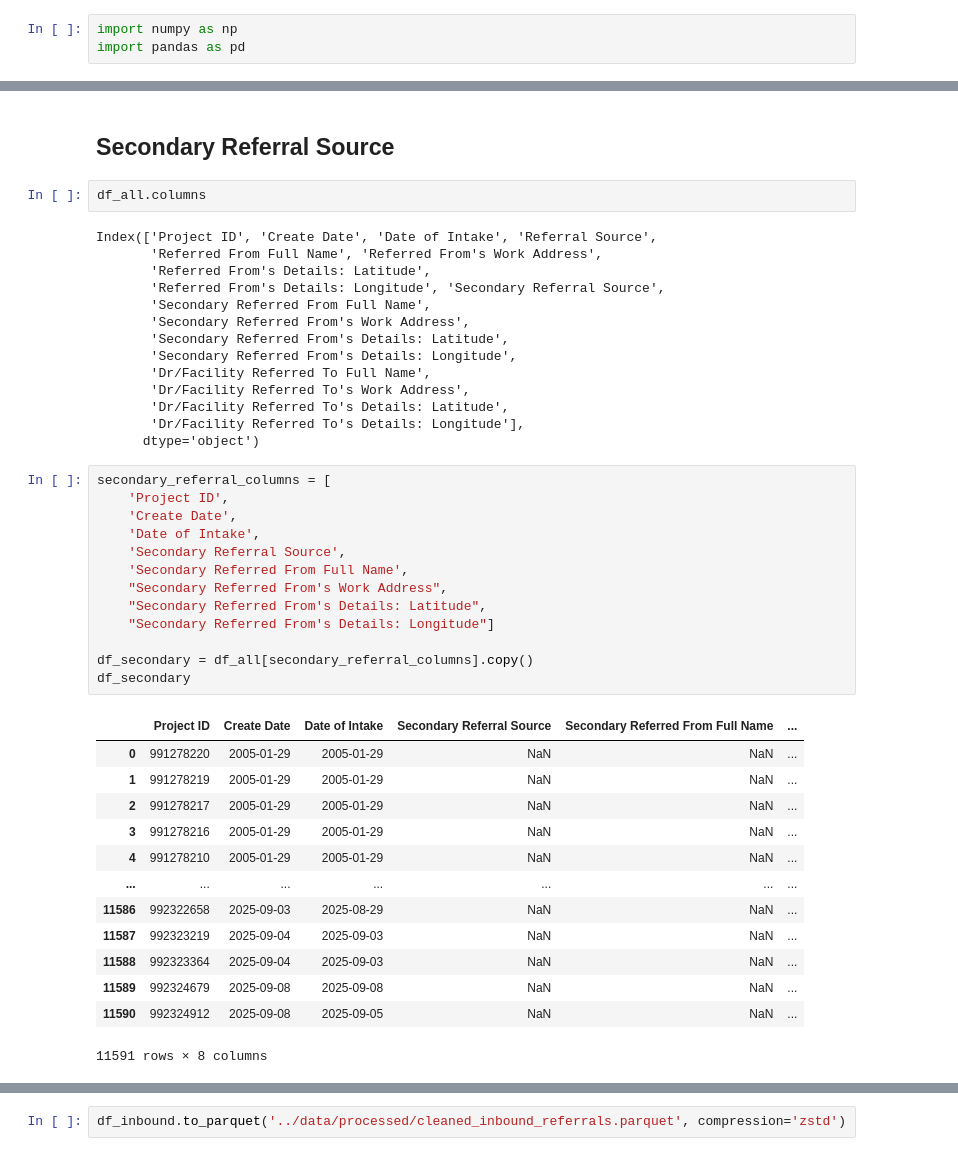
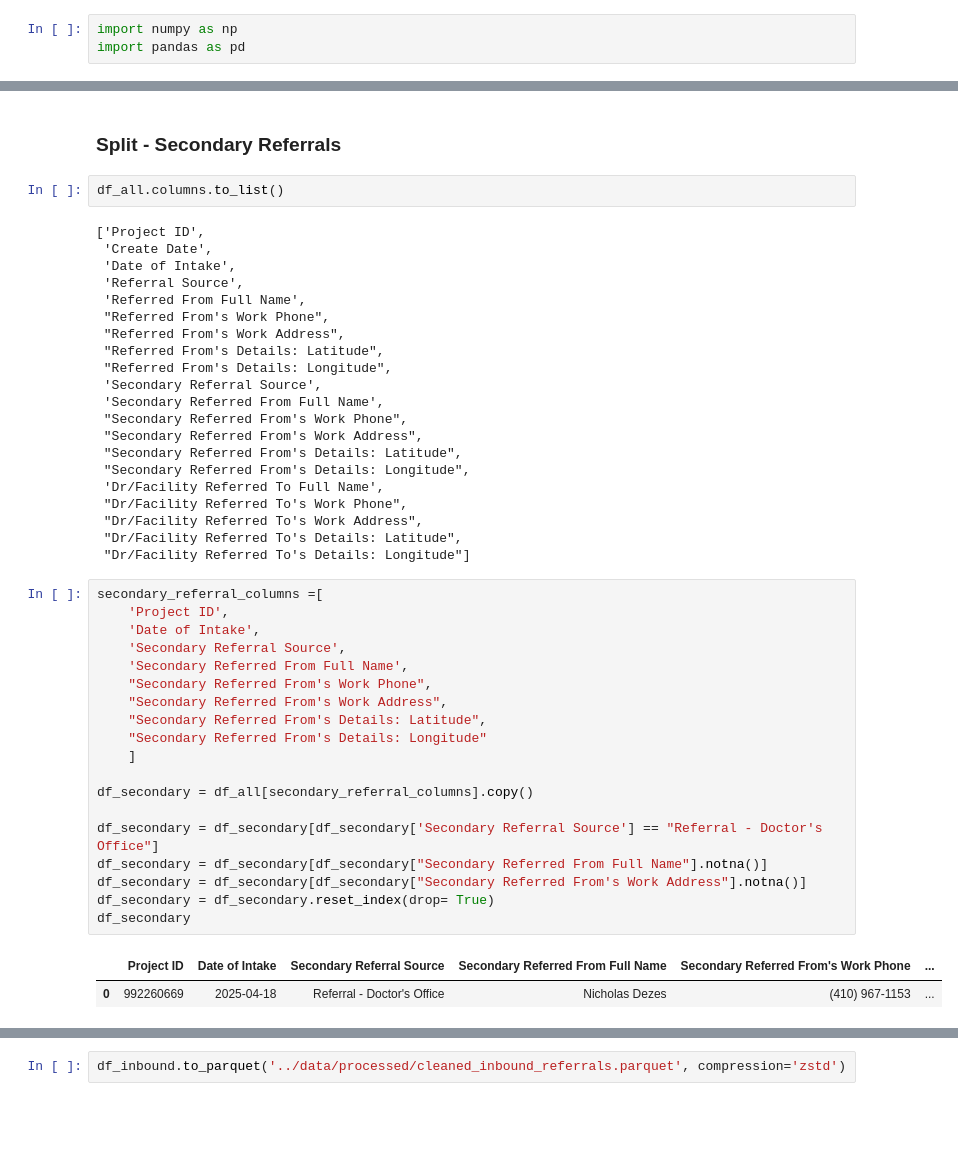
Before and after one commit to The-Jaklitsch-Law-Group/JLG_Provider_Recommender, a Jupyter notebook: prepare_contacts/contact_cleaning.ipynb, the cells around one changed output, grey strips where cells are left out. Cells and saved outputs as stored; diff of their text form; blank space fills up the shorter version.

```diff
--- a/prepare_contacts/contact_cleaning.ipynb
+++ b/prepare_contacts/contact_cleaning.ipynb
@@ -176,45 +175,47 @@ memory usage: 4.9+ KB
 # %% [markdown]
-## Secondary Referral Source
+### Split - Secondary Referrals
 # %%
-df_all.columns
+df_all.columns.to_list()
 # %% [output]
-Index(['Project ID', 'Create Date', 'Date of Intake', 'Referral Source',
-       'Referred From Full Name', 'Referred From's Work Address',
-       'Referred From's Details: Latitude',
-       'Referred From's Details: Longitude', 'Secondary Referral Source',
-       'Secondary Referred From Full Name',
-       'Secondary Referred From's Work Address',
-       'Secondary Referred From's Details: Latitude',
-       'Secondary Referred From's Details: Longitude',
-       'Dr/Facility Referred To Full Name',
-       'Dr/Facility Referred To's Work Address',
-       'Dr/Facility Referred To's Details: Latitude',
-       'Dr/Facility Referred To's Details: Longitude'],
-      dtype='object')
+['Project ID',
+ 'Create Date',
+ 'Date of Intake',
+ 'Referral Source',
+ 'Referred From Full Name',
+ "Referred From's Work Phone",
+ "Referred From's Work Address",
+ "Referred From's Details: Latitude",
+ "Referred From's Details: Longitude",
+ 'Secondary Referral Source',
+ 'Secondary Referred From Full Name',
+ "Secondary Referred From's Work Phone",
+ "Secondary Referred From's Work Address",
+ "Secondary Referred From's Details: Latitude",
+ "Secondary Referred From's Details: Longitude",
+ 'Dr/Facility Referred To Full Name',
+ "Dr/Facility Referred To's Work Phone",
+ "Dr/Facility Referred To's Work Address",
+ "Dr/Facility Referred To's Details: Latitude",
+ "Dr/Facility Referred To's Details: Longitude"]
 # %%
-secondary_referral_columns = [
+secondary_referral_columns =[
     'Project ID',
-    'Create Date',
     'Date of Intake',
     'Secondary Referral Source',
     'Secondary Referred From Full Name',
+    "Secondary Referred From's Work Phone",
     "Secondary Referred From's Work Address",
     "Secondary Referred From's Details: Latitude",
-    "Secondary Referred From's Details: Longitude"]
+    "Secondary Referred From's Details: Longitude"
+    ]
 
 df_secondary = df_all[secondary_referral_columns].copy()
+
+df_secondary = df_secondary[df_secondary['Secondary Referral Source'] == "Referral - Doctor's Office"]
+df_secondary = df_secondary[df_secondary["Secondary Referred From Full Name"].notna()]
+df_secondary = df_secondary[df_secondary["Secondary Referred From's Work Address"].notna()]
+df_secondary = df_secondary.reset_index(drop= True)
 df_secondary
 # %% [output]
-|  | Project ID | Create Date | Date of Intake | Secondary Referral Source | Secondary Referred From Full Name | ... |
-| 0 | 991278220 | 2005-01-29 | 2005-01-29 | NaN | NaN | ... |
-| 1 | 991278219 | 2005-01-29 | 2005-01-29 | NaN | NaN | ... |
-| 2 | 991278217 | 2005-01-29 | 2005-01-29 | NaN | NaN | ... |
-| 3 | 991278216 | 2005-01-29 | 2005-01-29 | NaN | NaN | ... |
-| 4 | 991278210 | 2005-01-29 | 2005-01-29 | NaN | NaN | ... |
-| ... | ... | ... | ... | ... | ... | ... |
-| 11586 | 992322658 | 2025-09-03 | 2025-08-29 | NaN | NaN | ... |
-| 11587 | 992323219 | 2025-09-04 | 2025-09-03 | NaN | NaN | ... |
-| 11588 | 992323364 | 2025-09-04 | 2025-09-03 | NaN | NaN | ... |
-| 11589 | 992324679 | 2025-09-08 | 2025-09-08 | NaN | NaN | ... |
-| 11590 | 992324912 | 2025-09-08 | 2025-09-05 | NaN | NaN | ... |
+|  | Project ID | Date of Intake | Secondary Referral Source | Secondary Referred From Full Name | Secondary Referred From's Work Phone | ... |
+| 0 | 992260669 | 2025-04-18 | Referral - Doctor's Office | Nicholas Dezes | (410) 967-1153 | ... |
-11591 rows × 8 columns
```
Also changed, not shown: parts of 25 cells of this notebook, 1 other file.
